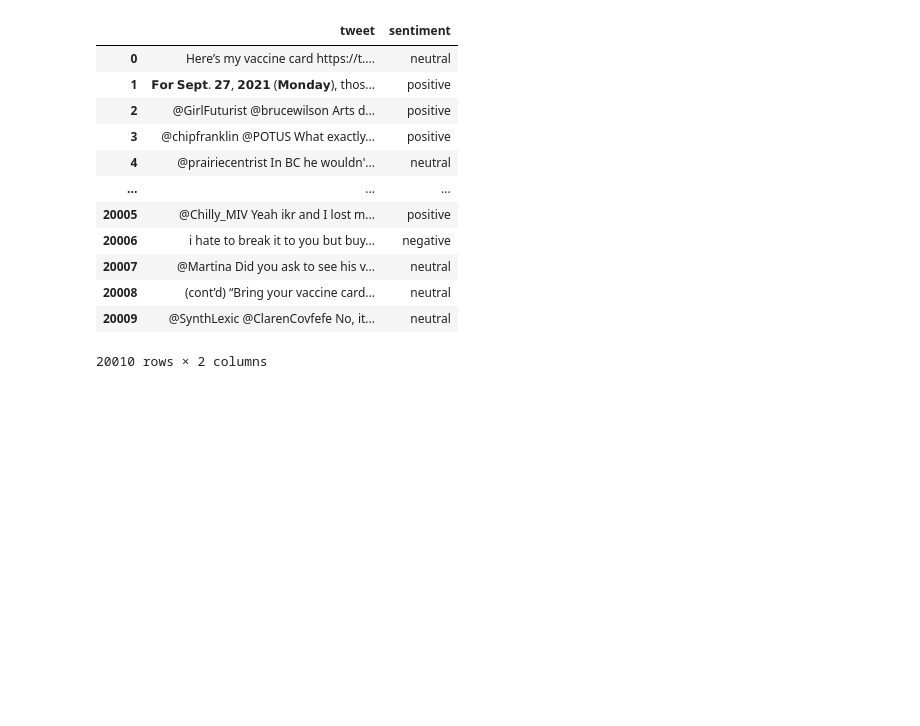
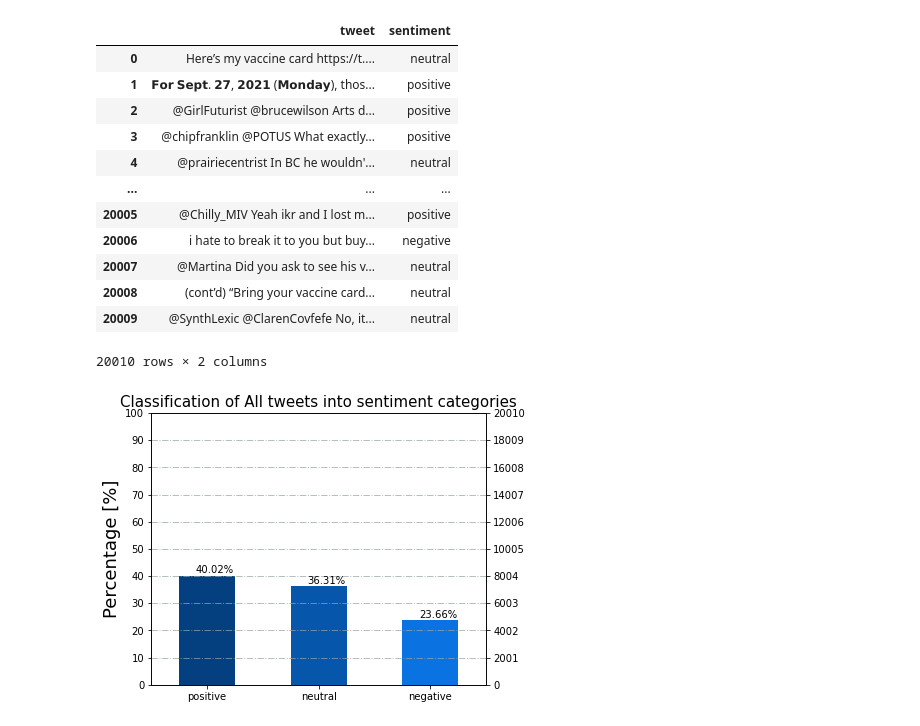
Before and after one commit to Lolzola96/LHL_Capstone, a Jupyter notebook: NLP Use Case.ipynb, the cells around one changed output. Saved outputs shown, nothing was run; the diff lists cells and outputs as text; code cells hidden in the pictures; blank space fills up the shorter version.

```diff
--- a/NLP Use Case.ipynb
+++ b/NLP Use Case.ipynb
@@ -30,5 +44,10 @@ from nltk.corpus import stopwords
 # %%
 df = pd.read_csv("VacineCard_Nohas.csv")
+# %%
+#extract year,month,day into new columns from datetime column
+df['year']=pd.to_datetime(df['date']).dt.strftime('%Y')
+df['month']=pd.to_datetime(df['date']).dt.strftime('%m')
+df['day']=pd.to_datetime(df['date']).dt.strftime('%A')
 # %%
 def preprocess_tweets(tweet):
 
@@ -63,3 +82,16 @@ data
 | 20008 | (cont’d) “Bring your vaccine card... | neutral |
 | 20009 | @SynthLexic @ClarenCovfefe No, it... | neutral |
 20010 rows × 2 columns
+# %%
+plt.figure(figsize=(6,5))
+plt.title('Classification of All tweets into sentiment categories',fontsize=15)
+plt.ylabel('Percentage [%]',fontsize=18)
+ax = (df.sentiment.value_counts()/len(df)*100).plot(kind="bar", rot=0,color=['#04407F','#0656AC','#0A73E1'])
+ax.set_yticks(np.arange(0, 110, 10))
+plt.grid(color='#95a5a6', linestyle='-.', linewidth=1, axis='y', alpha=0.7)
+ax2 = ax.twinx()
+ax2.set_yticks(np.arange(0, 110, 10)*len(df)/100)
+for p in ax.patches:
+    ax.annotate('{:.2f}%'.format(p.get_height()), (p.get_x()+0.15, p.get_height()+1))
+# %% [output]
+[figure, added]
```
Also changed, not shown: parts of 18 cells of this notebook, 11 other files.
